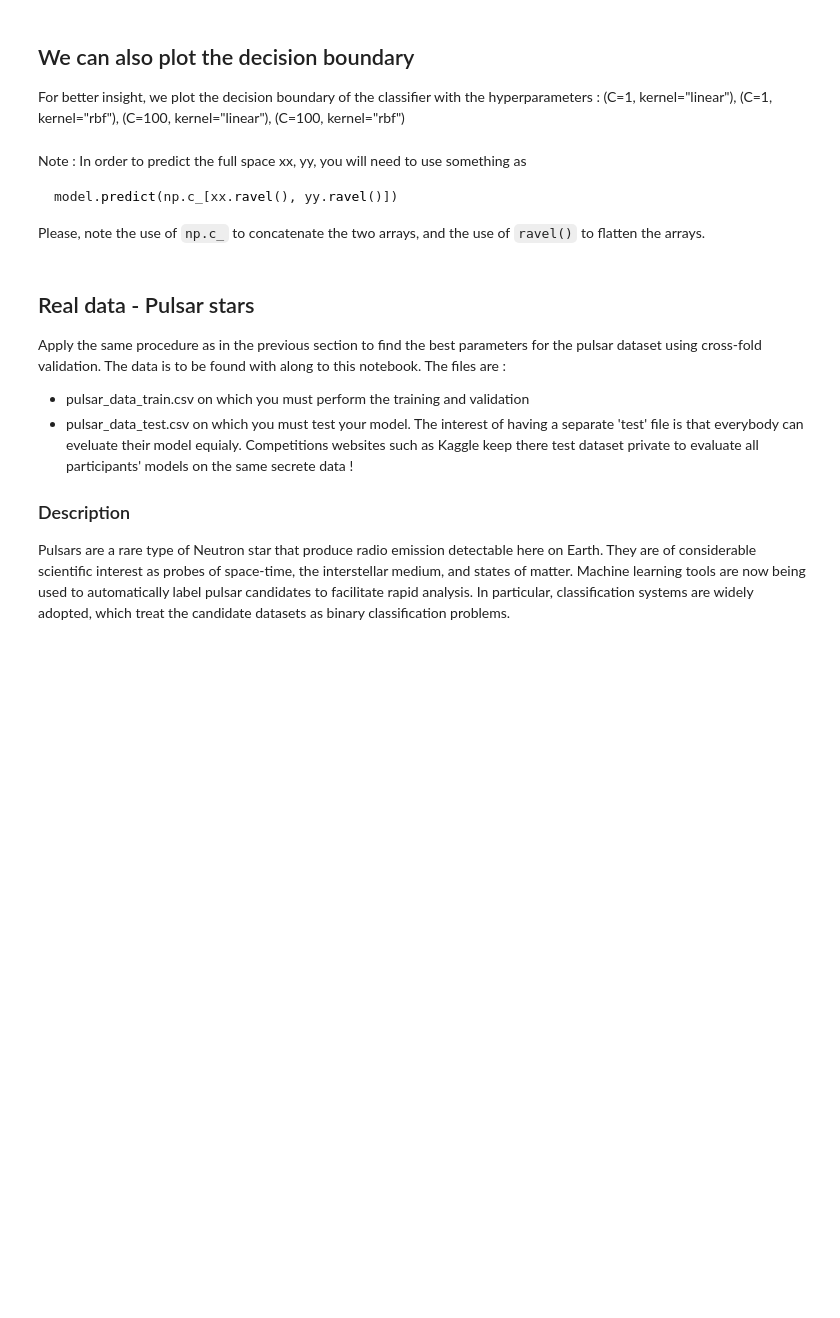
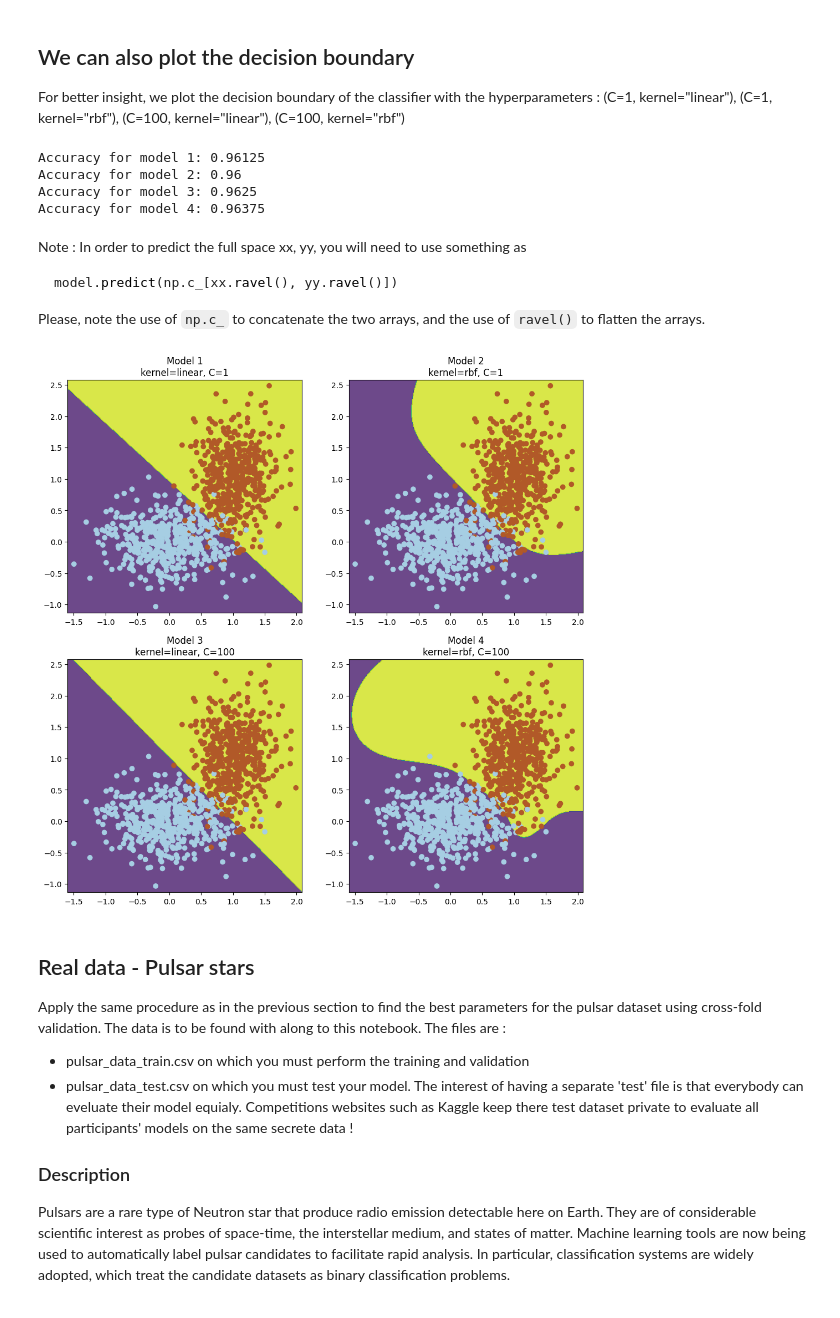
Before and after one commit to ChelsyMena/svm-classification, a Jupyter notebook: example_notebook.ipynb, the cells around one changed output. Saved outputs shown, nothing was run; the diff lists cells and outputs as text; code cells hidden in the pictures; blank space fills up the shorter version.

````diff
--- a/example_notebook.ipynb
+++ b/example_notebook.ipynb
@@ -177,9 +177,22 @@ models = {1: {'C': 1, 'kernel': 'linear'},
           2: {'C': 1, 'kernel': 'rbf'},
           3: {'C': 100, 'kernel': 'linear'},
           4: {'C': 100, 'kernel': 'rbf'}}
+
 # We make the classifiers
+clfs = {key: svm.SVC(C=value['C'], kernel=value['kernel']) for key, value in models.items()}
+
 # We train them
+for key, clf in clfs.items():
+    clf.fit(train[:, :2], train[:, 2])
+    print(f'Accuracy for model {key}: {clf.score(train[:, :2], train[:, 2])}')
+
 # We get the accuracy on the test set
+accuracies = {key: clf.score(test[:, :2], test[:, 2]) for key, clf in clfs.items()}
+# %% [output]
+Accuracy for model 1: 0.96125
+Accuracy for model 2: 0.96
+Accuracy for model 3: 0.9625
+Accuracy for model 4: 0.96375
 # %% [markdown]
 Note : In order to predict the full space xx, yy, you will need to use something as
 ```python
@@ -189,21 +202,27 @@ Please, note the use of `np.c_` to concatenate the two arrays, and the use of `r
 # %%
 # We create a grid of points
 x_min, x_max = data[:, 0].min() - 0.1, data[:, 0].max() + 0.1
 y_min, y_max = data[:, 1].min() - 0.1, data[:, 1].max() + 0.1
 xx, yy = np.meshgrid(np.arange(x_min, x_max, 0.01),
                      np.arange(y_min, y_max, 0.01))
 
 # We plot the decision boundary for each classifier and print the accuracy on the test set
 
-
-for key, value in models.items():
+fig, axes = plt.subplots(2, 2, figsize=(12, 12))
+for ax, (key, value) in zip(axes.ravel(), models.items()):
     # We predict the labels for each point in the grid
+    Z = clfs[key].predict(np.c_[xx.ravel(), yy.ravel()])
     # We reshape the predictions to match the grid
+    Z = Z.reshape(xx.shape)
     # We plot the decision boundary
+    ax.contourf(xx, yy, Z, alpha=0.8)
     # We plot the data
-
+    ax.scatter(data[:, 0], data[:, 1], c=data[:, 2], cmap=plt.cm.Paired)
+    ax.set_title(f"Model {key}\nkernel={models[key]['kernel']}, C={models[key]['C']}");
 
 # Note: the model has been trained on the whole training set for each plot, that's why we do not get the exact same test accuracy as with the grid search (which used cross-validation).
+# %% [output]
+[figure, added]
 # %% [markdown]
 ## Real data - Pulsar stars
 
````
Also changed, not shown: parts of 4 cells of this notebook, 1 other file.
